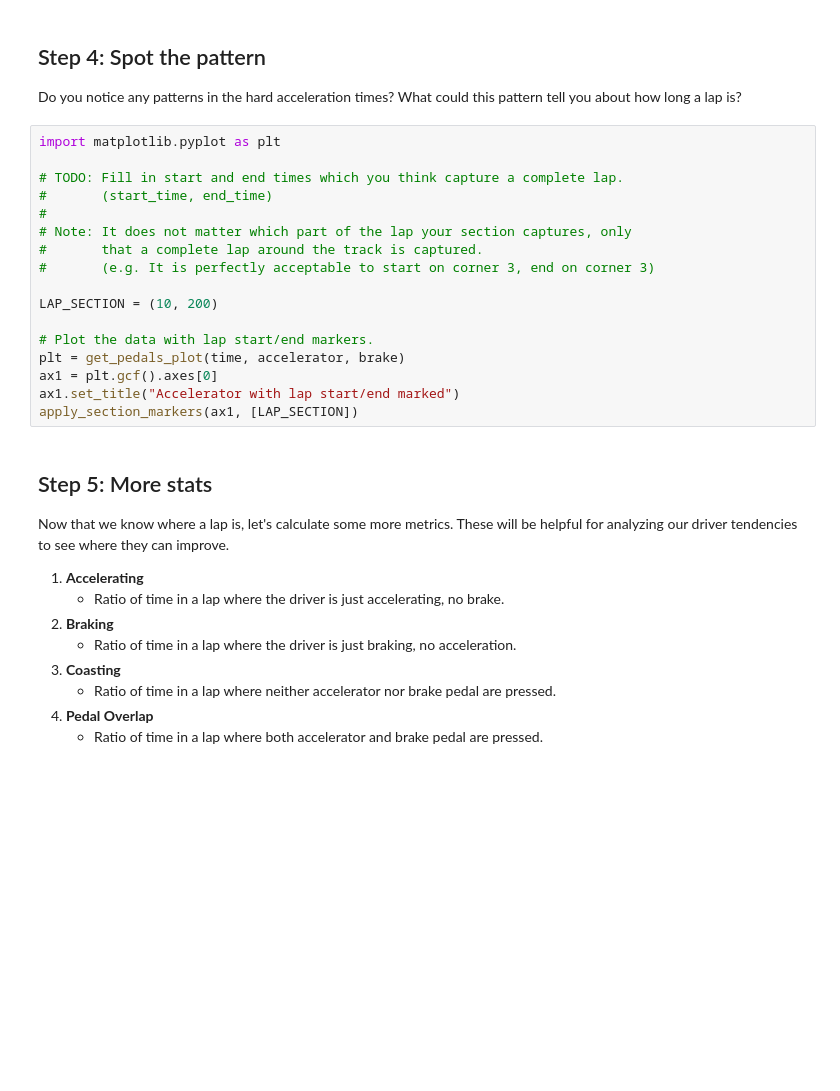
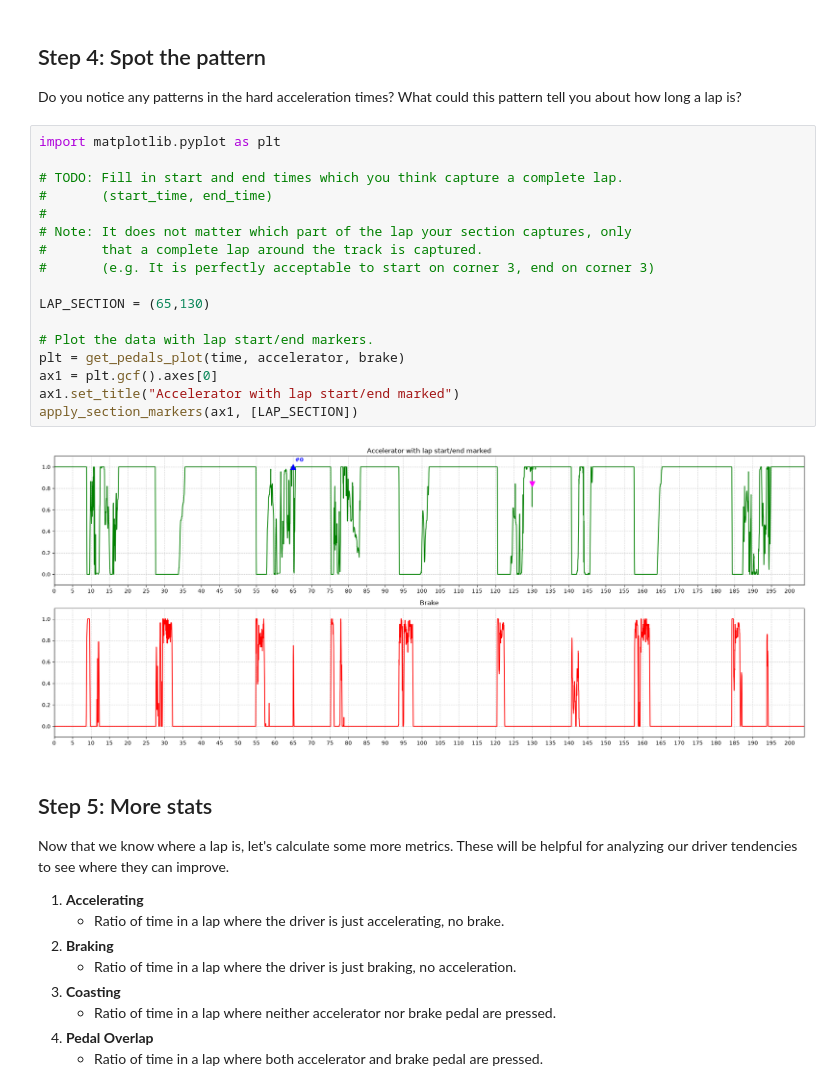
Before and after one commit to dsolanki-prog/recruitment-task-fa26, a Jupyter notebook: data_processing.ipynb, the cells around one changed output. Cells and saved outputs as stored; diff of their text form; blank space fills up the shorter version.

```diff
--- a/data_processing.ipynb
+++ b/data_processing.ipynb
@@ -238,20 +252,22 @@ Do you notice any patterns in the hard acceleration times? What could this patte
 # %%
 import matplotlib.pyplot as plt
 
 # TODO: Fill in start and end times which you think capture a complete lap.
 #       (start_time, end_time)
 #
 # Note: It does not matter which part of the lap your section captures, only
 #       that a complete lap around the track is captured.
 #       (e.g. It is perfectly acceptable to start on corner 3, end on corner 3)
 
-LAP_SECTION = (10, 200)
+LAP_SECTION = (65,130)
 
 # Plot the data with lap start/end markers.
 plt = get_pedals_plot(time, accelerator, brake)
 ax1 = plt.gcf().axes[0]
 ax1.set_title("Accelerator with lap start/end marked")
 apply_section_markers(ax1, [LAP_SECTION])
+# %% [output]
+[figure, added]
 # %% [markdown]
 ## Step 5: More stats
 Now that we know where a lap is, let's calculate some more metrics. These will be helpful for analyzing our driver tendencies to see where they can improve.
```
Also changed, not shown: parts of 4 cells of this notebook.
